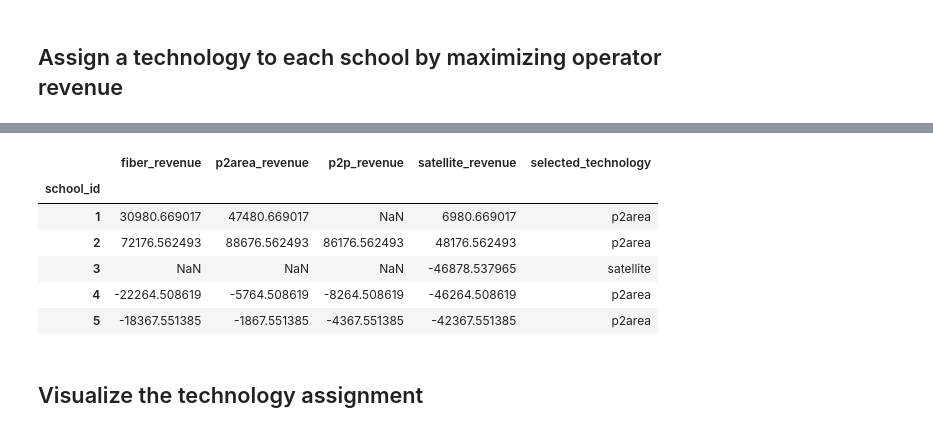
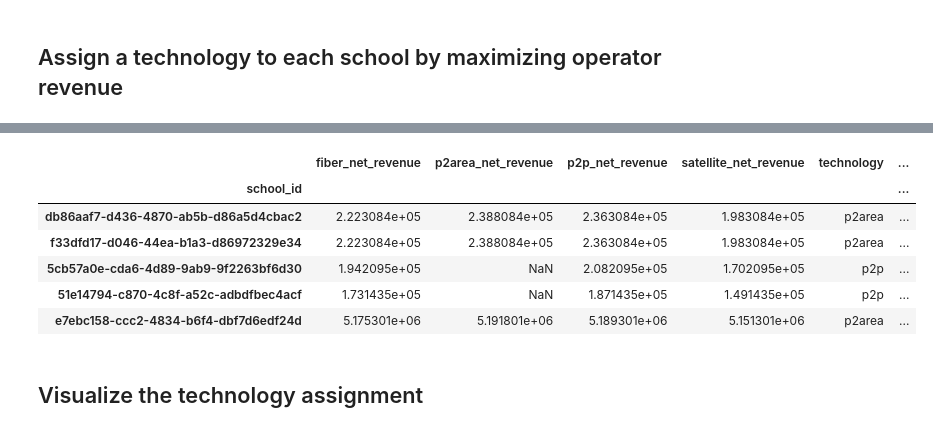
Before and after one commit to FNS-Division/GIGA-mapping-training, a Jupyter notebook: cost_modelling.ipynb, the cells around one changed output, grey strips where cells are left out. Saved outputs shown, nothing was run; the diff lists cells and outputs as text; code cells hidden in the pictures.

```diff
--- a/cost_modelling.ipynb
+++ b/cost_modelling.ipynb
@@ -241,7 +246,7 @@ We determine which connection technologies are possible for each school based on
 This helps eliminate impossible options before cost analysis.
 # %%
 feasibility = merged_results.copy()
-feasibility["fiber_feasible"] = feasibility["fiber_node_distance"] <= max_fiber_length.value*1000
+feasibility["fiber_feasible"] = feasibility["fiber_node_distance"] <= tech_controls['fiber']['max_length'].value*1000
 feasibility["p2area_feasible"] = feasibility["coverage"]
 feasibility["p2p_feasible"] = feasibility["visible"]
 feasibility["satellite_feasible"] = True
@@ -328,4 +337,4 @@ revenues = revenues[["fiber_revenue", "p2area_revenue", "p2p_revenue", "satellit
 # %%
 # Set cost to missing if technology is not feasible
 for tech in ['fiber', 'p2area', 'p2p', 'satellite']:
-    revenues.loc[~feasibility[f'{tech}_feasible'], f'{tech}_revenue'] = np.nan
+    net_revenues.loc[~feasibility[f'{tech}_feasible'], f'{tech}_net_revenue'] = np.nan
@@ -376,21 +400,25 @@ We choose the best technology for each school by:
 This helps identify the most economically viable connection method for each school.
 # %%
 # Find highest revenue for each row
-revenue_cols = ['fiber_revenue', 'p2area_revenue', 'p2p_revenue', 'satellite_revenue']
-revenues['selected_technology'] = revenues[revenue_cols].idxmax(axis=1).str.replace('_revenue', '')
+revenue_cols = ['fiber_net_revenue', 'p2area_net_revenue', 'p2p_net_revenue', 'satellite_net_revenue']
+net_revenues['technology'] = net_revenues[revenue_cols].idxmax(axis=1).str.replace('_net_revenue', '')
+
 # If all revenues are NaN, set selected_technology to NaN
-mask = revenues[revenue_cols].isna().all(axis=1)
-revenues.loc[mask, 'selected_technology'] = np.nan
+mask = net_revenues[revenue_cols].isna().all(axis=1)
+net_revenues.loc[mask, 'technology'] = np.nan
+
+# Merge costs
+net_revenues = pd.merge(net_revenues.reset_index(), costs, on='technology', how='left').set_index("school_id")
 # %%
-revenues.head()
+net_revenues.head()
 # %% [output]
-|  | fiber_revenue | p2area_revenue | p2p_revenue | satellite_revenue | selected_technology |
-| school_id |  |  |  |  |  |
-| 1 | 30980.669017 | 47480.669017 | NaN | 6980.669017 | p2area |
-| 2 | 72176.562493 | 88676.562493 | 86176.562493 | 48176.562493 | p2area |
-| 3 | NaN | NaN | NaN | -46878.537965 | satellite |
-| 4 | -22264.508619 | -5764.508619 | -8264.508619 | -46264.508619 | p2area |
-| 5 | -18367.551385 | -1867.551385 | -4367.551385 | -42367.551385 | p2area |
+|  | fiber_net_revenue | p2area_net_revenue | p2p_net_revenue | satellite_net_revenue | technology | ... |
+| school_id |  |  |  |  |  | ... |
+| db86aaf7-d436-4870-ab5b-d86a5d4cbac2 | 2.223084e+05 | 2.388084e+05 | 2.363084e+05 | 1.983084e+05 | p2area | ... |
+| f33dfd17-d046-44ea-b1a3-d86972329e34 | 2.223084e+05 | 2.388084e+05 | 2.363084e+05 | 1.983084e+05 | p2area | ... |
+| 5cb57a0e-cda6-4d89-9ab9-9f2263bf6d30 | 1.942095e+05 | NaN | 2.082095e+05 | 1.702095e+05 | p2p | ... |
+| 51e14794-c870-4c8f-a52c-adbdfbec4acf | 1.731435e+05 | NaN | 1.871435e+05 | 1.491435e+05 | p2p | ... |
+| e7ebc158-ccc2-4834-b6f4-dbf7d6edf24d | 5.175301e+06 | 5.191801e+06 | 5.189301e+06 | 5.151301e+06 | p2area | ... |
 # %% [markdown]
 ## Visualize the technology assignment
 # %% [markdown]
```
Also changed, not shown: parts of 21 cells of this notebook.
